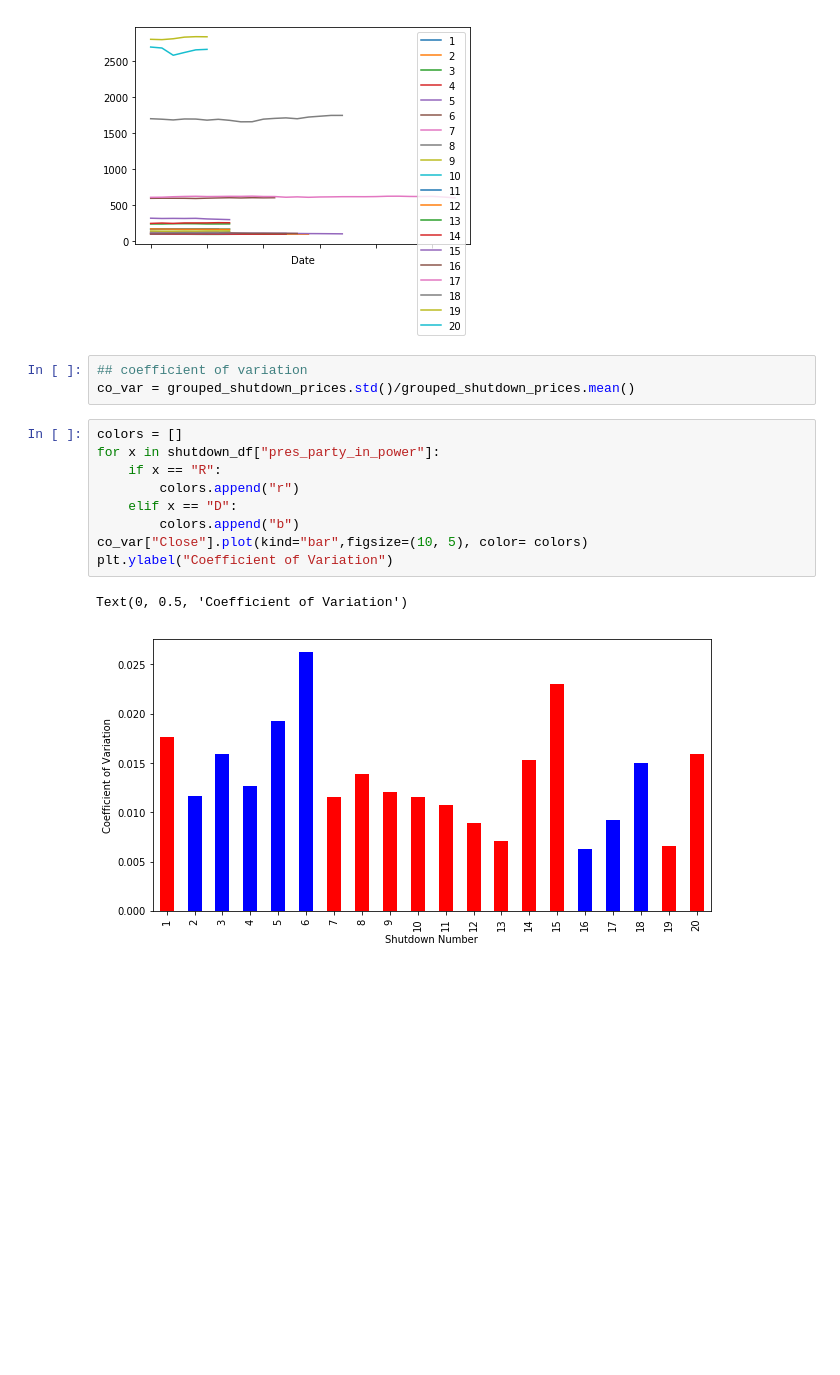
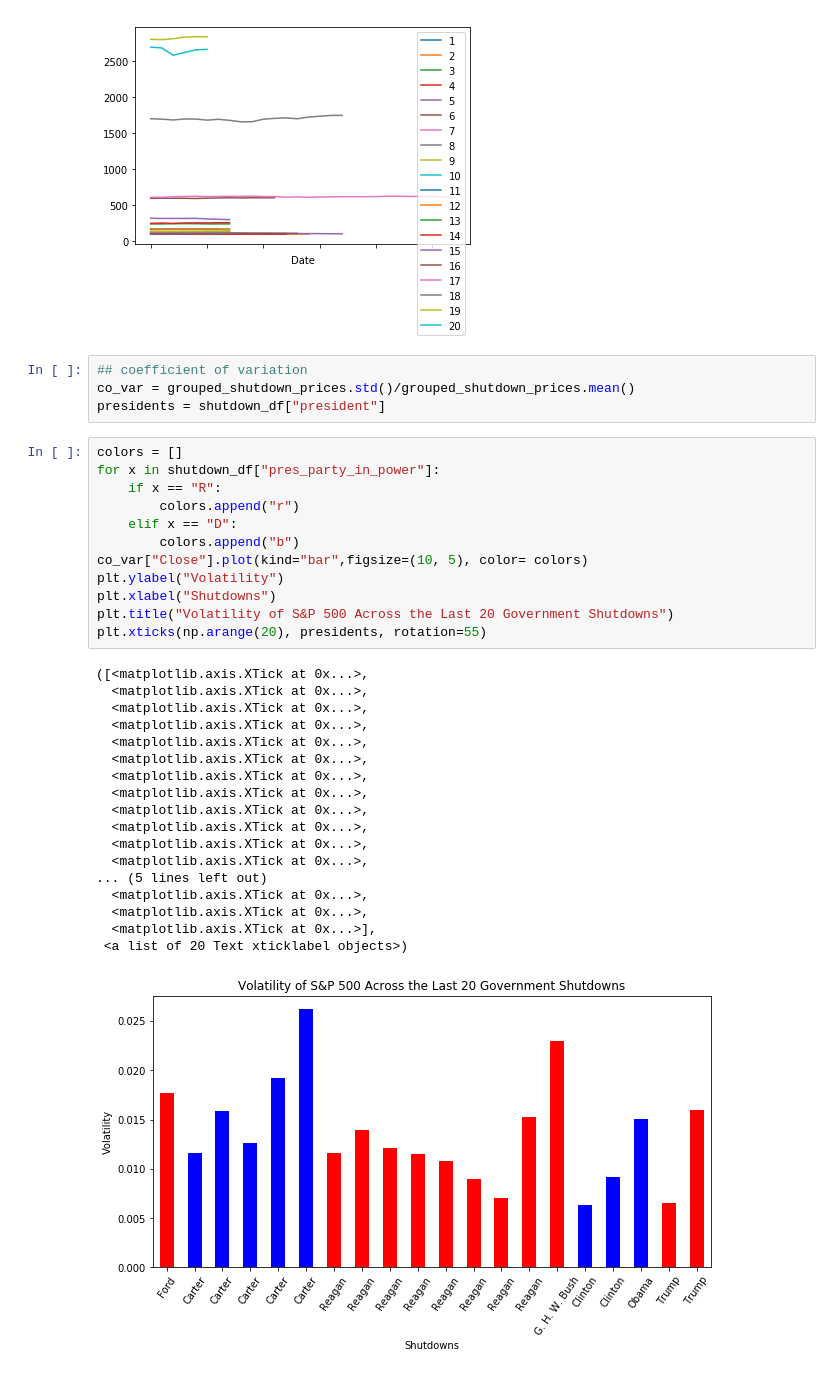
Before and after one commit to amritperera/Data-Bootcamp-Project-1, a Jupyter notebook: Code/stock_price_testing_(Amrit).ipynb, the cells around one changed output. Saved outputs shown, nothing was run; the diff lists cells and outputs as text; blank space fills up the shorter version.

Commit message:
adding comparison graph

```diff
--- a/Code/stock_price_testing_(Amrit).ipynb
+++ b/Code/stock_price_testing_(Amrit).ipynb
@@ -135,16 +139,36 @@ grouped_plot = stock_prices_clean.groupby('Shutdown Number')['Close'].plot(legen
 # %%
 ## coefficient of variation
 co_var = grouped_shutdown_prices.std()/grouped_shutdown_prices.mean()
+presidents = shutdown_df["president"]
 # %%
 colors = []
 for x in shutdown_df["pres_party_in_power"]:
     if x == "R":
         colors.append("r")
     elif x == "D":
         colors.append("b")
 co_var["Close"].plot(kind="bar",figsize=(10, 5), color= colors)
-plt.ylabel("Coefficient of Variation")
+plt.ylabel("Volatility")
+plt.xlabel("Shutdowns")
+plt.title("Volatility of S&P 500 Across the Last 20 Government Shutdowns")
+plt.xticks(np.arange(20), presidents, rotation=55)
 # %% [output]
-Text(0, 0.5, 'Coefficient of Variation')
+([<matplotlib.axis.XTick at 0x...>,
+  <matplotlib.axis.XTick at 0x...>,
+  <matplotlib.axis.XTick at 0x...>,
+  <matplotlib.axis.XTick at 0x...>,
+  <matplotlib.axis.XTick at 0x...>,
+  <matplotlib.axis.XTick at 0x...>,
+  <matplotlib.axis.XTick at 0x...>,
+  <matplotlib.axis.XTick at 0x...>,
+  <matplotlib.axis.XTick at 0x...>,
+  <matplotlib.axis.XTick at 0x...>,
+  <matplotlib.axis.XTick at 0x...>,
+  <matplotlib.axis.XTick at 0x...>,
+... (5 lines left out)
+  <matplotlib.axis.XTick at 0x...>,
+  <matplotlib.axis.XTick at 0x...>,
+  <matplotlib.axis.XTick at 0x...>],
+ <a list of 20 Text xticklabel objects>)
-[figure, old version]
+[figure, new version]
 # %%
```
Also changed, not shown: parts of 5 cells of this notebook, 1 other file.
